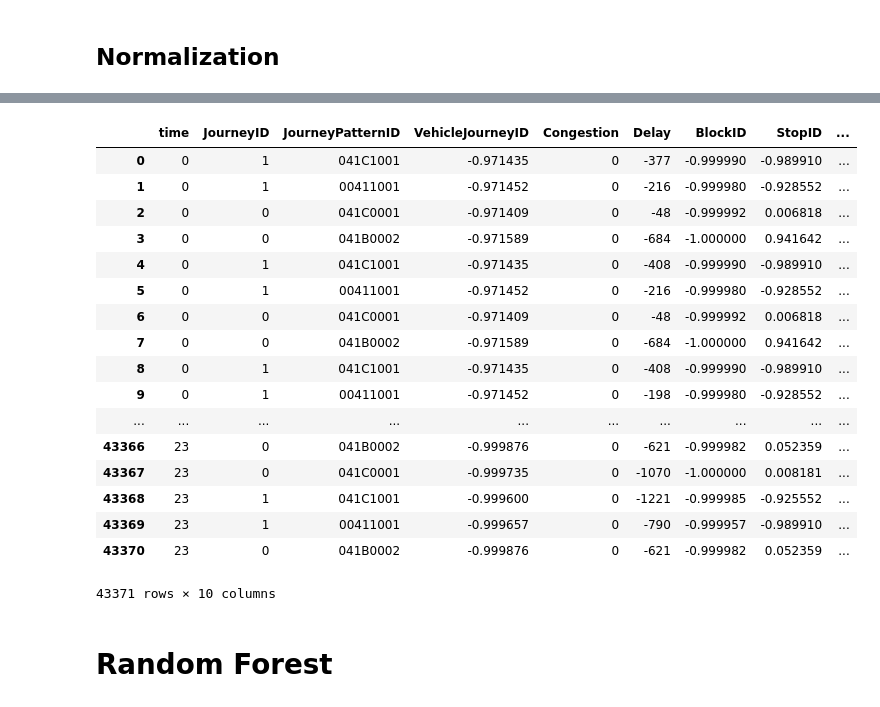
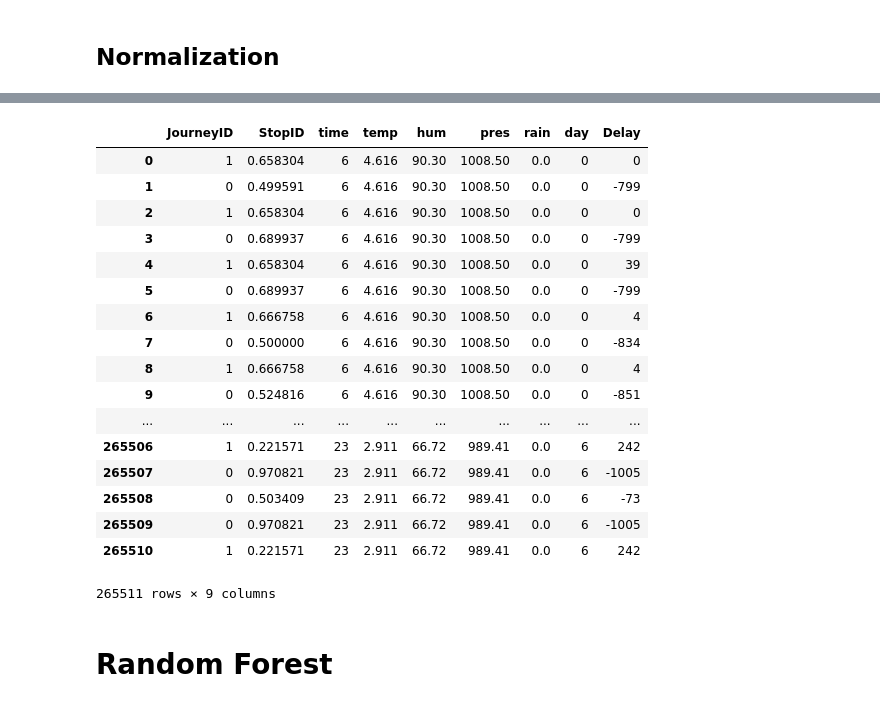
Before and after one commit to DavyShaw/Summer-Project, a Jupyter notebook: RF.ipynb, the cells around one changed output, grey strips where cells are left out. Drawn from its saved outputs; the diff is of its cells as text; code cells hidden in the pictures.

```diff
--- a/RF.ipynb
+++ b/RF.ipynb
@@ -307,3 +469,0 @@ pl.xticks(rotation = 90)
-# %%
-# find the 5 higest listingprice
-df.sort_values(by='Delay', axis=0, ascending=False, inplace=False,kind='quicksort',na_position='last').head(5)
@@ -331,3 +471,0 @@ output.close()
-# %%
-df = pd.read_csv('011441.csv')
-df
@@ -357,6 +507,8 @@ df
 # %%
-df['DateTime'] = pd.to_datetime(df['DateTime'], format="%Y-%m-%d %H:%M:%S")
-df['new_date'] = [d.date() for d in df['DateTime']]
-df['new_time'] = [d.time() for d in df['DateTime']]
+df['timestamp'] = pd.to_datetime(df['timestamp'], format="%Y-%m-%d %H:%M:%S")
+df['date'] = [d.date() for d in df['timestamp']]
+df['date'] = pd.to_datetime(df['date'])
+df['day'] = df['date'].dt.weekday
+
 df
 # %% [output]
@@ -441,0 +547,6 @@ t.head()
+# %%
+#Only keep numeric columns
+df_cont = df[['StopID']]
+#Range normalise all columns
+df_norm = (df_cont - df_cont.min()) / (df_cont.max() - df_cont.min())
+df_norm
@@ -442,27 +572,25 @@ t.head()
 # %%
-df_new = pd.concat([t.time,a.JourneyID,df.JourneyPatternID,df_norm2.VehicleJourneyID,
-                     df.Congestion,df.Delay,df_norm2.BlockID
-                    ,df_norm2.StopID,df.AtStop,df.new_time],axis=1)
+df_new = pd.concat([a.JourneyID,df_norm,df.time, df.temp,df.hum,df.pres,df.rain,df.day,df.Delay],axis=1)
 df_new
 # %% [output]
-|  | time | JourneyID | JourneyPatternID | VehicleJourneyID | Congestion | Delay | BlockID | StopID | ... |
-| 0 | 0 | 1 | 041C1001 | -0.971435 | 0 | -377 | -0.999990 | -0.989910 | ... |
-| 1 | 0 | 1 | 00411001 | -0.971452 | 0 | -216 | -0.999980 | -0.928552 | ... |
-| 2 | 0 | 0 | 041C0001 | -0.971409 | 0 | -48 | -0.999992 | 0.006818 | ... |
-| 3 | 0 | 0 | 041B0002 | -0.971589 | 0 | -684 | -1.000000 | 0.941642 | ... |
-| 4 | 0 | 1 | 041C1001 | -0.971435 | 0 | -408 | -0.999990 | -0.989910 | ... |
-| 5 | 0 | 1 | 00411001 | -0.971452 | 0 | -216 | -0.999980 | -0.928552 | ... |
-| 6 | 0 | 0 | 041C0001 | -0.971409 | 0 | -48 | -0.999992 | 0.006818 | ... |
-| 7 | 0 | 0 | 041B0002 | -0.971589 | 0 | -684 | -1.000000 | 0.941642 | ... |
-| 8 | 0 | 1 | 041C1001 | -0.971435 | 0 | -408 | -0.999990 | -0.989910 | ... |
-| 9 | 0 | 1 | 00411001 | -0.971452 | 0 | -198 | -0.999980 | -0.928552 | ... |
+|  | JourneyID | StopID | time | temp | hum | pres | rain | day | Delay |
+| 0 | 1 | 0.658304 | 6 | 4.616 | 90.30 | 1008.50 | 0.0 | 0 | 0 |
+| 1 | 0 | 0.499591 | 6 | 4.616 | 90.30 | 1008.50 | 0.0 | 0 | -799 |
+| 2 | 1 | 0.658304 | 6 | 4.616 | 90.30 | 1008.50 | 0.0 | 0 | 0 |
+| 3 | 0 | 0.689937 | 6 | 4.616 | 90.30 | 1008.50 | 0.0 | 0 | -799 |
+| 4 | 1 | 0.658304 | 6 | 4.616 | 90.30 | 1008.50 | 0.0 | 0 | 39 |
+| 5 | 0 | 0.689937 | 6 | 4.616 | 90.30 | 1008.50 | 0.0 | 0 | -799 |
+| 6 | 1 | 0.666758 | 6 | 4.616 | 90.30 | 1008.50 | 0.0 | 0 | 4 |
+| 7 | 0 | 0.500000 | 6 | 4.616 | 90.30 | 1008.50 | 0.0 | 0 | -834 |
+| 8 | 1 | 0.666758 | 6 | 4.616 | 90.30 | 1008.50 | 0.0 | 0 | 4 |
+| 9 | 0 | 0.524816 | 6 | 4.616 | 90.30 | 1008.50 | 0.0 | 0 | -851 |
 | ... | ... | ... | ... | ... | ... | ... | ... | ... | ... |
-| 43366 | 23 | 0 | 041B0002 | -0.999876 | 0 | -621 | -0.999982 | 0.052359 | ... |
-| 43367 | 23 | 0 | 041C0001 | -0.999735 | 0 | -1070 | -1.000000 | 0.008181 | ... |
-| 43368 | 23 | 1 | 041C1001 | -0.999600 | 0 | -1221 | -0.999985 | -0.925552 | ... |
-| 43369 | 23 | 1 | 00411001 | -0.999657 | 0 | -790 | -0.999957 | -0.989910 | ... |
-| 43370 | 23 | 0 | 041B0002 | -0.999876 | 0 | -621 | -0.999982 | 0.052359 | ... |
+| 265506 | 1 | 0.221571 | 23 | 2.911 | 66.72 | 989.41 | 0.0 | 6 | 242 |
+| 265507 | 0 | 0.970821 | 23 | 2.911 | 66.72 | 989.41 | 0.0 | 6 | -1005 |
+| 265508 | 0 | 0.503409 | 23 | 2.911 | 66.72 | 989.41 | 0.0 | 6 | -73 |
+| 265509 | 0 | 0.970821 | 23 | 2.911 | 66.72 | 989.41 | 0.0 | 6 | -1005 |
+| 265510 | 1 | 0.221571 | 23 | 2.911 | 66.72 | 989.41 | 0.0 | 6 | 242 |
-43371 rows × 10 columns
+265511 rows × 9 columns
 # %% [markdown]
 # Random Forest
 # %%
```
Also changed, not shown: parts of 57 cells of this notebook.
